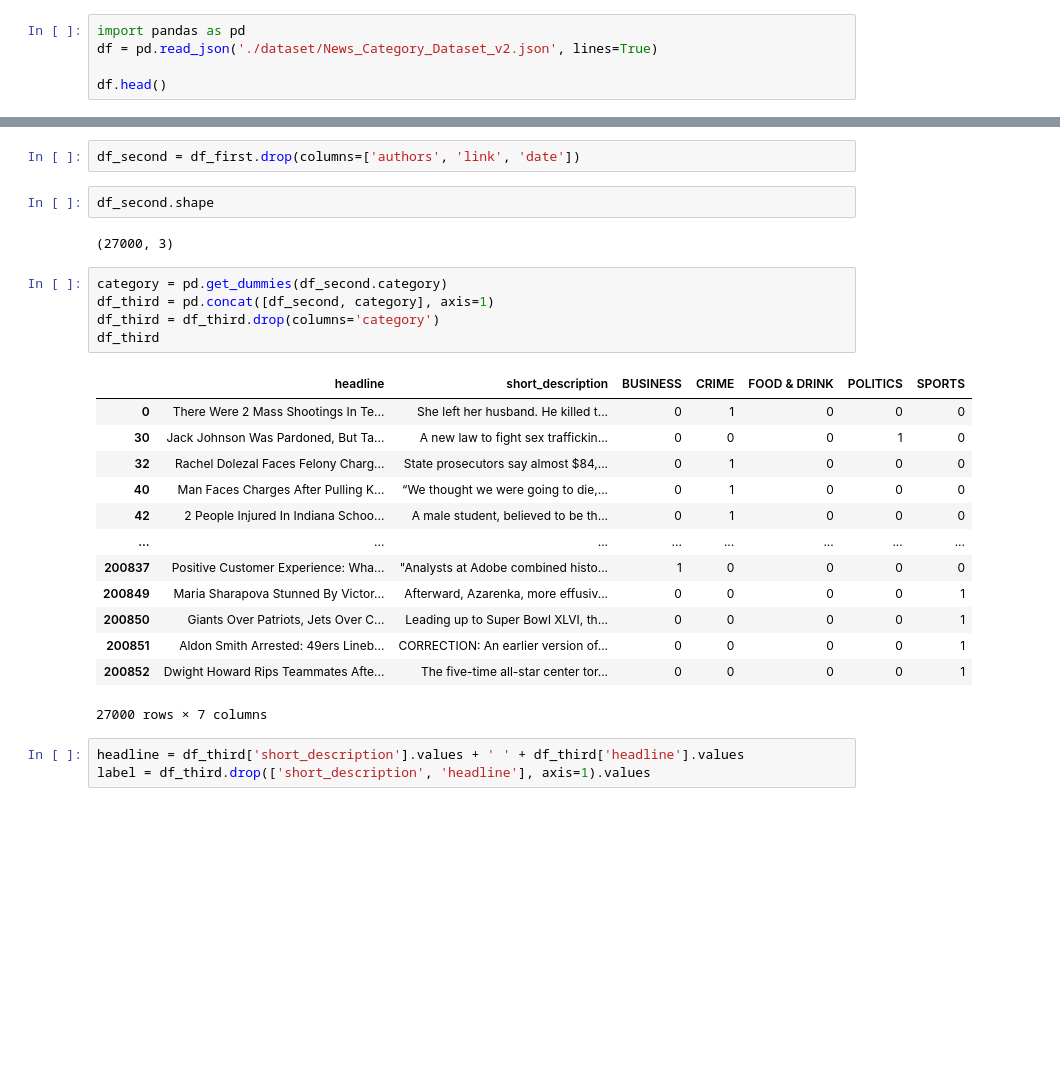
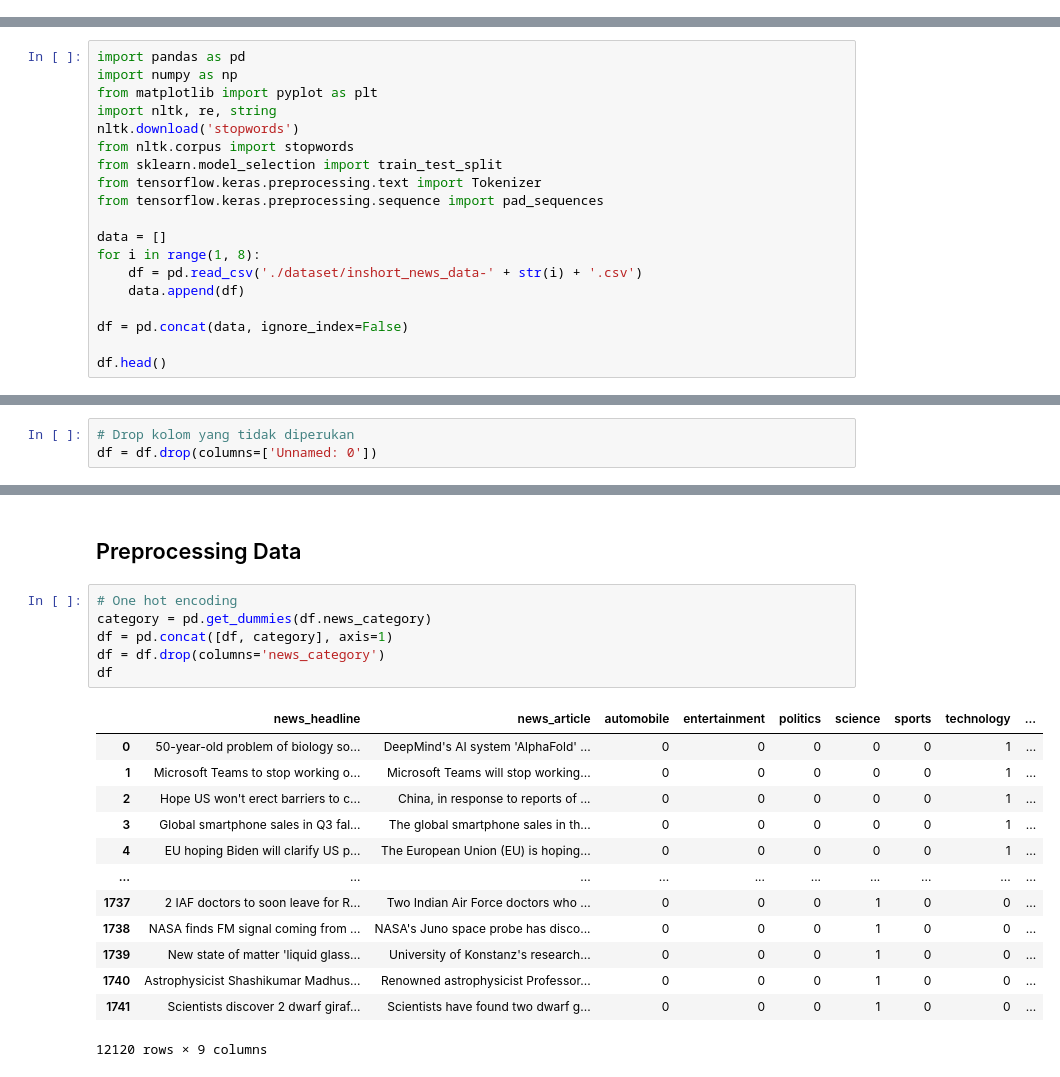
Before and after one commit to Ndhel97/QTI_final_project, a Jupyter notebook: train_data.ipynb, the cells around one changed output, grey strips where cells are left out. Saved outputs shown, nothing was run; the diff lists cells and outputs as text; blank space fills up the shorter version.

Commit message:
Change dataset, save model

```diff
--- a/train_data.ipynb
+++ b/train_data.ipynb
@@ -3,5 +0,0 @@ Load dataset
-# %%
-import pandas as pd
-df = pd.read_json('./dataset/News_Category_Dataset_v2.json', lines=True)
-
-df.head()
@@ -14,0 +3,19 @@ df.head()
+# %%
+import pandas as pd
+import numpy as np
+from matplotlib import pyplot as plt
+import nltk, re, string
+nltk.download('stopwords')
+from nltk.corpus import stopwords
+from sklearn.model_selection import train_test_split
+from tensorflow.keras.preprocessing.text import Tokenizer
+from tensorflow.keras.preprocessing.sequence import pad_sequences
+
+data = []
+for i in range(1, 8):
+    df = pd.read_csv('./dataset/inshort_news_data-' + str(i) + '.csv')
+    data.append(df)
+
+df = pd.concat(data, ignore_index=False)
+
+df.head()
@@ -14,0 +32,3 @@ df.head()
+# %%
+# Drop kolom yang tidak diperukan
+df = df.drop(columns=['Unnamed: 0'])
@@ -61,28 +50,22 @@ df_first['category'].value_counts().plot.bar();
-# %%
-df_second = df_first.drop(columns=['authors', 'link', 'date'])
-# %%
-df_second.shape
-# %% [output]
-(27000, 3)
+# %% [markdown]
+## Preprocessing Data
 # %%
-category = pd.get_dummies(df_second.category)
-df_third = pd.concat([df_second, category], axis=1)
-df_third = df_third.drop(columns='category')
-df_third
+# One hot encoding
+category = pd.get_dummies(df.news_category)
+df = pd.concat([df, category], axis=1)
+df = df.drop(columns='news_category')
+df
 # %% [output]
-|  | headline | short_description | BUSINESS | CRIME | FOOD & DRINK | POLITICS | SPORTS |
-| 0 | There Were 2 Mass Shootings In Te... | She left her husband. He killed t... | 0 | 1 | 0 | 0 | 0 |
-| 30 | Jack Johnson Was Pardoned, But Ta... | A new law to fight sex traffickin... | 0 | 0 | 0 | 1 | 0 |
-| 32 | Rachel Dolezal Faces Felony Charg... | State prosecutors say almost $84,... | 0 | 1 | 0 | 0 | 0 |
-| 40 | Man Faces Charges After Pulling K... | “We thought we were going to die,... | 0 | 1 | 0 | 0 | 0 |
-| 42 | 2 People Injured In Indiana Schoo... | A male student, believed to be th... | 0 | 1 | 0 | 0 | 0 |
-| ... | ... | ... | ... | ... | ... | ... | ... |
-| 200837 | Positive Customer Experience: Wha... | "Analysts at Adobe combined histo... | 1 | 0 | 0 | 0 | 0 |
-| 200849 | Maria Sharapova Stunned By Victor... | Afterward, Azarenka, more effusiv... | 0 | 0 | 0 | 0 | 1 |
-| 200850 | Giants Over Patriots, Jets Over C... | Leading up to Super Bowl XLVI, th... | 0 | 0 | 0 | 0 | 1 |
-| 200851 | Aldon Smith Arrested: 49ers Lineb... | CORRECTION: An earlier version of... | 0 | 0 | 0 | 0 | 1 |
-| 200852 | Dwight Howard Rips Teammates Afte... | The five-time all-star center tor... | 0 | 0 | 0 | 0 | 1 |
+|  | news_headline | news_article | automobile | entertainment | politics | science | sports | technology | ... |
+| 0 | 50-year-old problem of biology so... | DeepMind's AI system 'AlphaFold' ... | 0 | 0 | 0 | 0 | 0 | 1 | ... |
+| 1 | Microsoft Teams to stop working o... | Microsoft Teams will stop working... | 0 | 0 | 0 | 0 | 0 | 1 | ... |
+| 2 | Hope US won't erect barriers to c... | China, in response to reports of ... | 0 | 0 | 0 | 0 | 0 | 1 | ... |
+| 3 | Global smartphone sales in Q3 fal... | The global smartphone sales in th... | 0 | 0 | 0 | 0 | 0 | 1 | ... |
+| 4 | EU hoping Biden will clarify US p... | The European Union (EU) is hoping... | 0 | 0 | 0 | 0 | 0 | 1 | ... |
+| ... | ... | ... | ... | ... | ... | ... | ... | ... | ... |
+| 1737 | 2 IAF doctors to soon leave for R... | Two Indian Air Force doctors who ... | 0 | 0 | 0 | 1 | 0 | 0 | ... |
+| 1738 | NASA finds FM signal coming from ... | NASA's Juno space probe has disco... | 0 | 0 | 0 | 1 | 0 | 0 | ... |
+| 1739 | New state of matter 'liquid glass... | University of Konstanz's research... | 0 | 0 | 0 | 1 | 0 | 0 | ... |
+| 1740 | Astrophysicist Shashikumar Madhus... | Renowned astrophysicist Professor... | 0 | 0 | 0 | 1 | 0 | 0 | ... |
+| 1741 | Scientists discover 2 dwarf giraf... | Scientists have found two dwarf g... | 0 | 0 | 0 | 1 | 0 | 0 | ... |
-27000 rows × 7 columns
+12120 rows × 9 columns
-# %%
-headline = df_third['short_description'].values + ' ' + df_third['headline'].values
-label = df_third.drop(['short_description', 'headline'], axis=1).values
```
Also changed, not shown: parts of 31 cells of this notebook, 2 other files.
